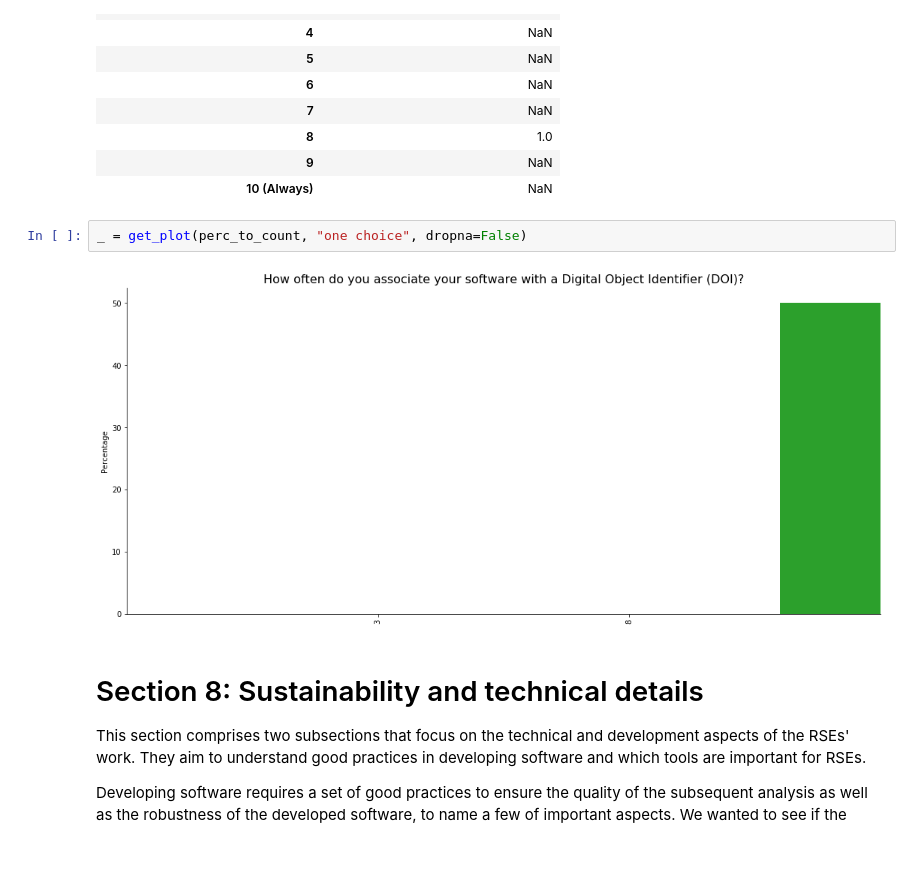
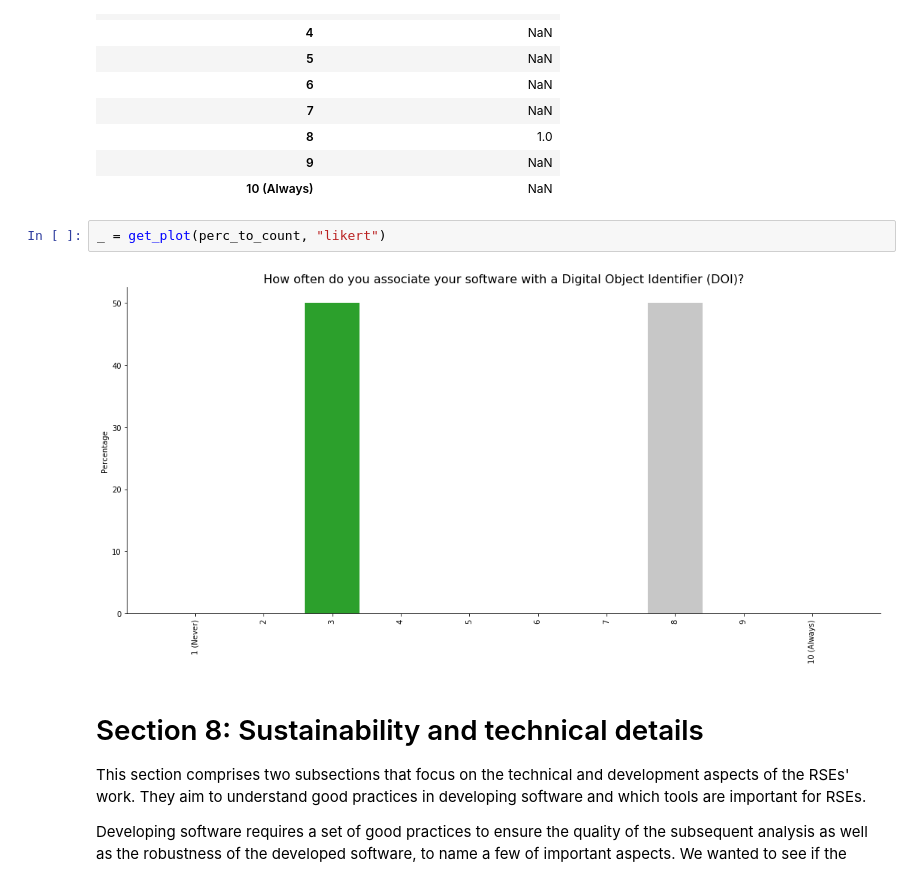
Before and after one commit to softwaresaved/international-survey, a Jupyter notebook: analysis/results_zaf_2017_narrative.ipynb, the cells around one changed output. Drawn from its saved outputs; the diff is of its cells as text; blank space fills up the shorter version.

```diff
--- a/analysis/results_zaf_2017_narrative.ipynb
+++ b/analysis/results_zaf_2017_narrative.ipynb
@@ -1111,9 +1156,9 @@ display(v_to_count)
 | 9 | NaN |
 | 10 (Always) | NaN |
 # %%
-_ = get_plot(perc_to_count, "one choice", dropna=False)
+_ = get_plot(perc_to_count, "likert")
 # %% [output]
-[figure, old version]
+[figure, new version]
 # %% [markdown]
 # Section 8: Sustainability and technical details
 This section comprises two subsections that focus on the technical and development aspects of the RSEs' work. They aim to understand good practices in developing software and which tools are important for RSEs.
```
Also changed, not shown: parts of 42 cells of this notebook, 49 other files.
